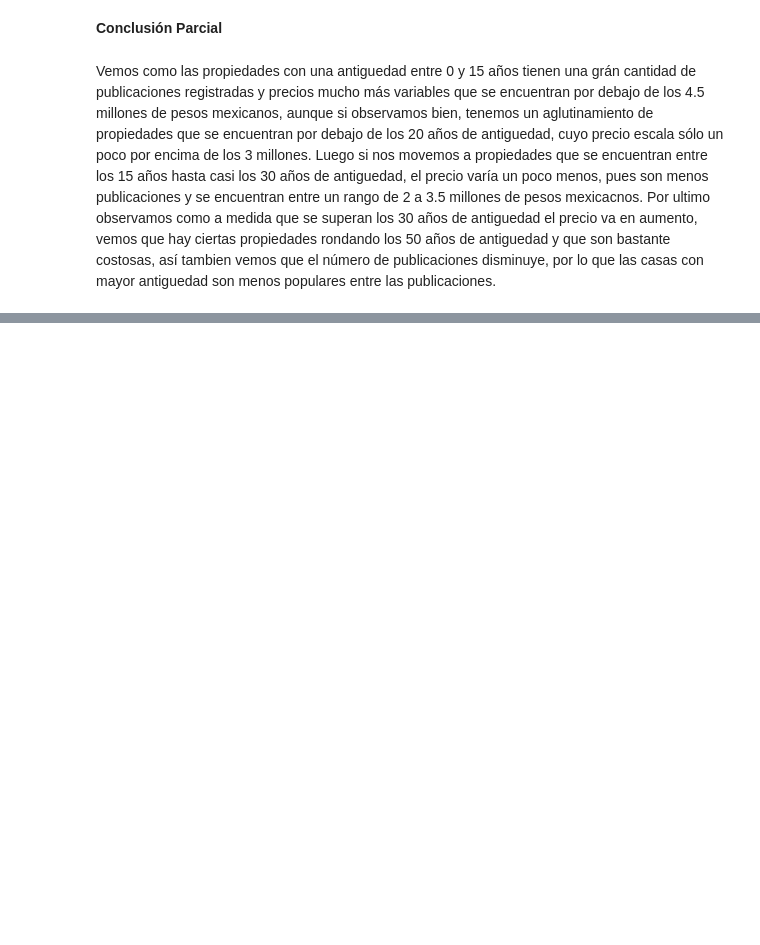
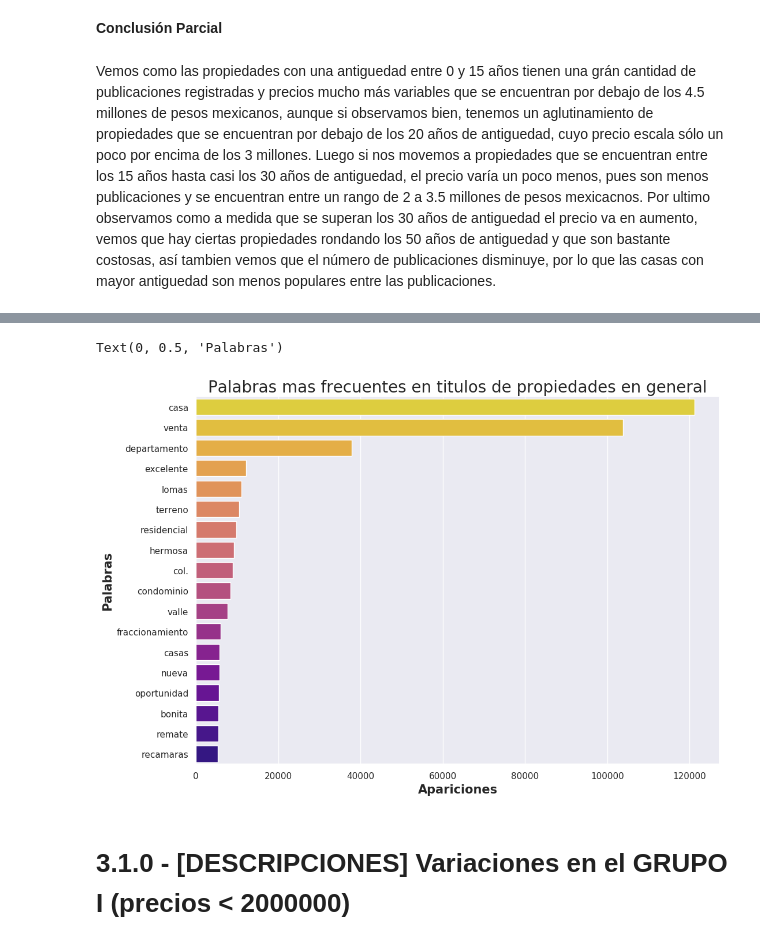
Before and after one commit to luctiz/Grupo43-TP1, a Jupyter notebook: TP1.ipynb, the cells around one changed output, grey strips where cells are left out. Cells and saved outputs as stored; diff of their text form; code cells hidden in the pictures; blank space fills up the shorter version.

```diff
--- a/TP1.ipynb
+++ b/TP1.ipynb
@@ -317,0 +360,28 @@ Vemos como las propiedades con una antiguedad entre 0 y 15 años tienen una grá
+# %%
+#Funcion para contar palabras en una columna
+from collections import Counter
+def contar_palabras_en_columna(dataframe,columna):
+    #Hacemos una lista con todas las palabras que aparecen en los titulos
+    #y sus apariciones, sacando los chars "( ) ,"
+    contador_palabras_avisos = Counter(" ".join(map(str,dataframe[columna].\
+    values.tolist())).lower().replace("(",'').replace(")",'').replace(",",' ').split(" ")).items()
+
+    #Formo un DF con esa lista
+
+    contador_palabras_avisos = list(contador_palabras_avisos)
+
+
+    contador_palabras_avisos_df = pd.DataFrame(contador_palabras_avisos)
+    contador_palabras_avisos_df.head()
+
+    contador_palabras_avisos_df.columns=['palabra','apariciones']
+    contador_palabras_avisos_df=contador_palabras_avisos_df.set_index('palabra')
+
+    #Saco las palabras triviales del df (fui encontrandolas a medida que ploteaba los resultados)
+    triviales=['','-','de','con','en','y','o','a','para','la','las','al','el','los','/','por','del','san','santa','0','1','2','3','4','que','se','un','una','dos','te','no','es','tu','su','muy','m2']
+    contador_palabras_avisos_df=contador_palabras_avisos_df.drop(triviales)
+
+    return contador_palabras_avisos_df.sort_values(by='apariciones',ascending=False)
+# %%
+datos=contar_palabras_en_columna(df,'titulo').head(18)
+datos.head()
@@ -317,0 +396,10 @@ Vemos como las propiedades con una antiguedad entre 0 y 15 años tienen una grá
+# %%
+plot=sns.barplot(y=datos['apariciones'].index,x=datos['apariciones'].values,orient='h',palette="plasma_r")
+plot.set_title('Palabras mas frecuentes en titulos de propiedades en general', fontsize = 20)
+plot.set_xlabel('Apariciones', fontsize = 15, weight = 'bold')
+plot.set_ylabel('Palabras', fontsize = 15, weight = 'bold')
+# %% [output]
+Text(0, 0.5, 'Palabras')
+[figure, added]
+# %% [markdown]
+# 3.1.0 - [DESCRIPCIONES] Variaciones en el GRUPO I (precios < 2000000)
```
Also changed, not shown: parts of 51 cells of this notebook.
